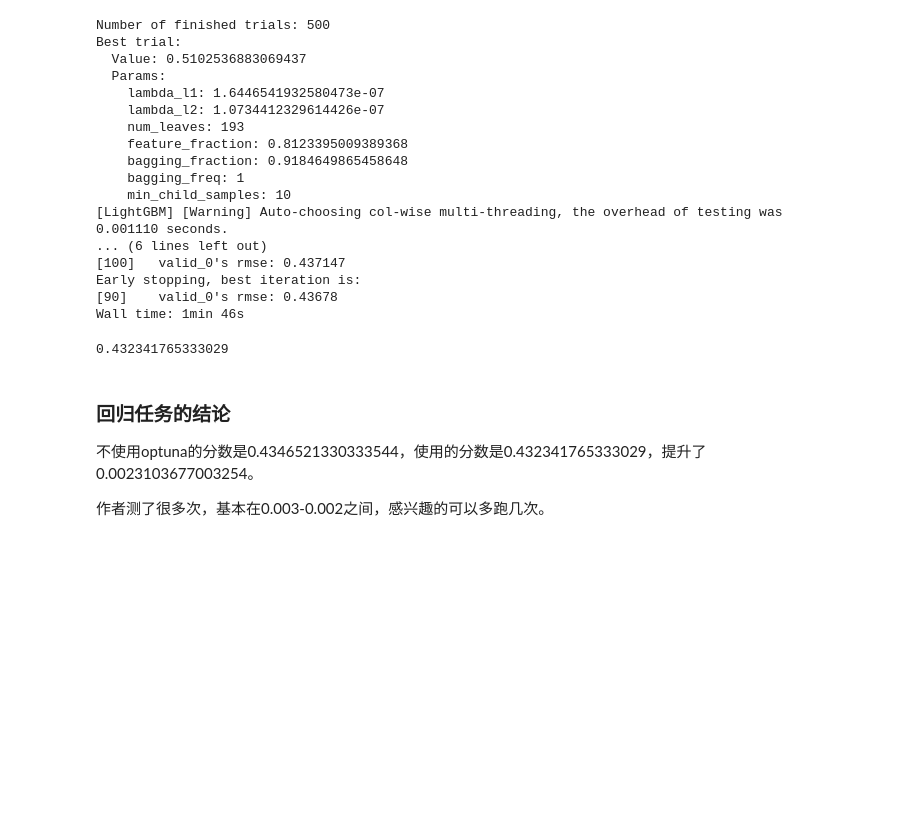
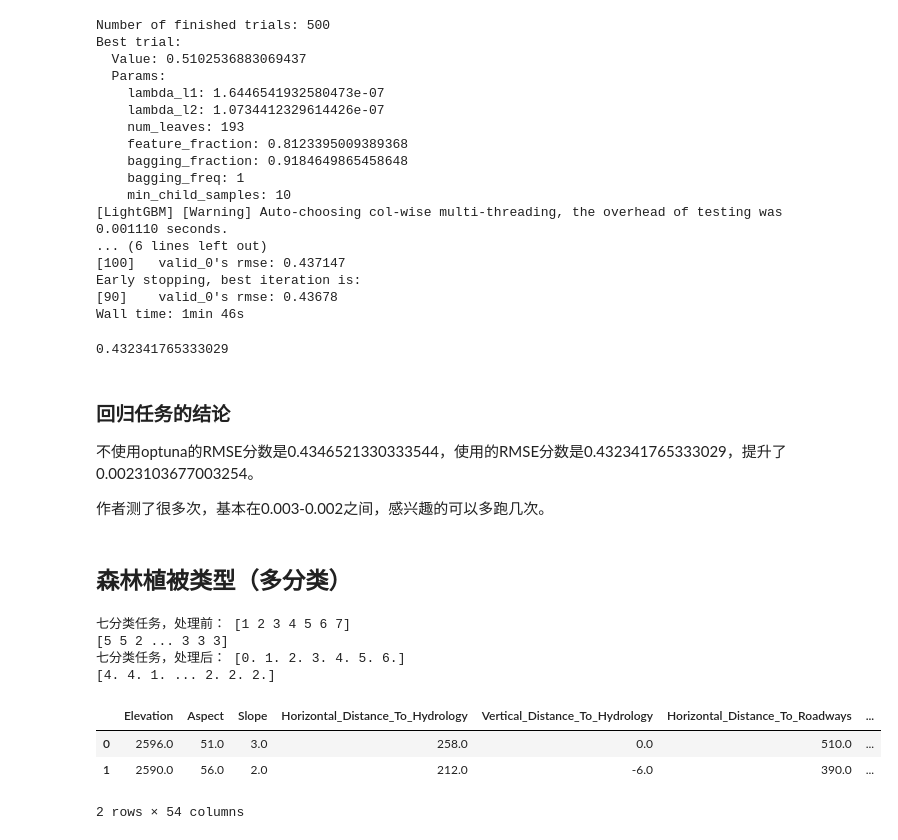
Before and after one commit to ben1234560/AiLearning-Theory-Applying, a Jupyter notebook: 竞赛优胜技巧/AutoAI Tools.ipynb, the cells around one changed output. Drawn from its saved outputs; the diff is of its cells as text; code cells hidden in the pictures; blank space fills up the shorter version.

```diff
--- a/竞赛优胜技巧/AutoAI Tools.ipynb
+++ b/竞赛优胜技巧/AutoAI Tools.ipynb
@@ -354,6 +354,8 @@ np.sqrt(mean_squared_error(test_y,predict))
 0.432341765333029
 # %% [markdown]
 ### 回归任务的结论
-不使用optuna的分数是0.4346521330333544，使用的分数是0.432341765333029，提升了0.0023103677003254。
+不使用optuna的RMSE分数是0.4346521330333544，使用的RMSE分数是0.432341765333029，提升了0.0023103677003254。
 
 作者测了很多次，基本在0.003-0.002之间，感兴趣的可以多跑几次。
+# %% [markdown]
+## 森林植被类型（多分类）
@@ -359,0 +372,22 @@ np.sqrt(mean_squared_error(test_y,predict))
+# %%
+from sklearn.datasets import fetch_covtype
+data = fetch_covtype()
+X, y = data['data'], data['target']
+X = pd.DataFrame(X,columns=data.feature_names)
+print('七分类任务，处理前：',np.unique(y))
+print(y)
+ord = OrdinalEncoder()
+y = ord.fit_transform(y.reshape(-1, 1))
+y = y.reshape(-1, )
+print('七分类任务，处理后：',np.unique(y))
+print(y)
+X.head(2)
+# %% [output]
+七分类任务，处理前： [1 2 3 4 5 6 7]
+[5 5 2 ... 3 3 3]
+七分类任务，处理后： [0. 1. 2. 3. 4. 5. 6.]
+[4. 4. 1. ... 2. 2. 2.]
+|  | Elevation | Aspect | Slope | Horizontal_Distance_To_Hydrology | Vertical_Distance_To_Hydrology | Horizontal_Distance_To_Roadways | ... |
+| 0 | 2596.0 | 51.0 | 3.0 | 258.0 | 0.0 | 510.0 | ... |
+| 1 | 2590.0 | 56.0 | 2.0 | 212.0 | -6.0 | 390.0 | ... |
+2 rows × 54 columns
```
Also changed, not shown: parts of 14 cells of this notebook.
